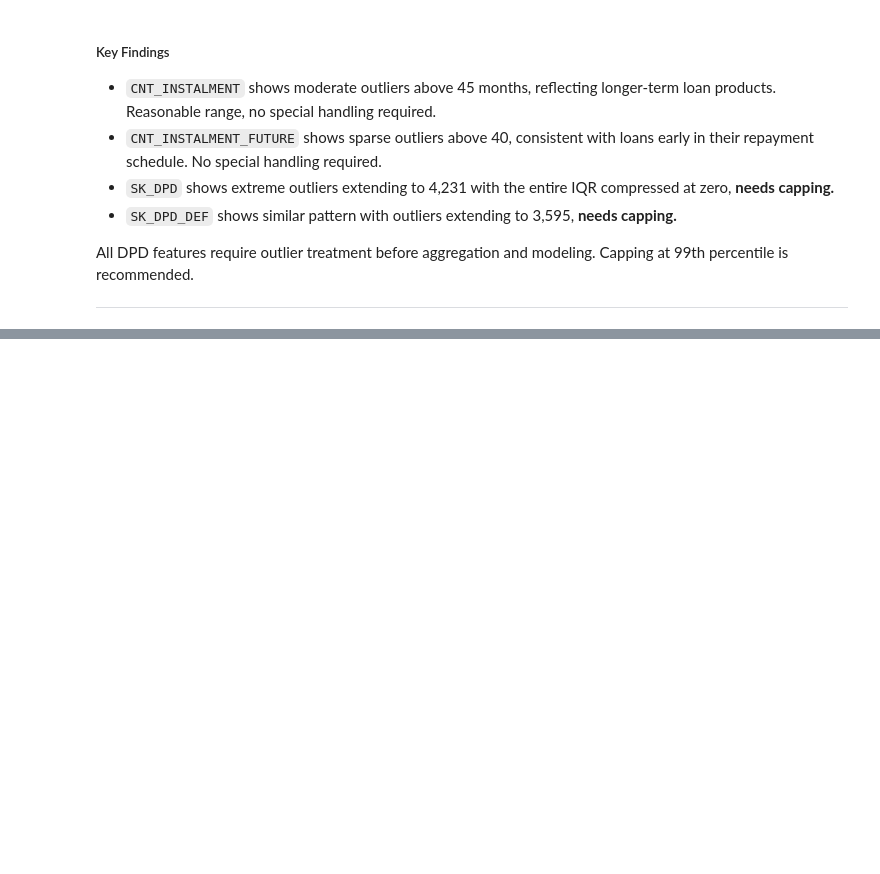
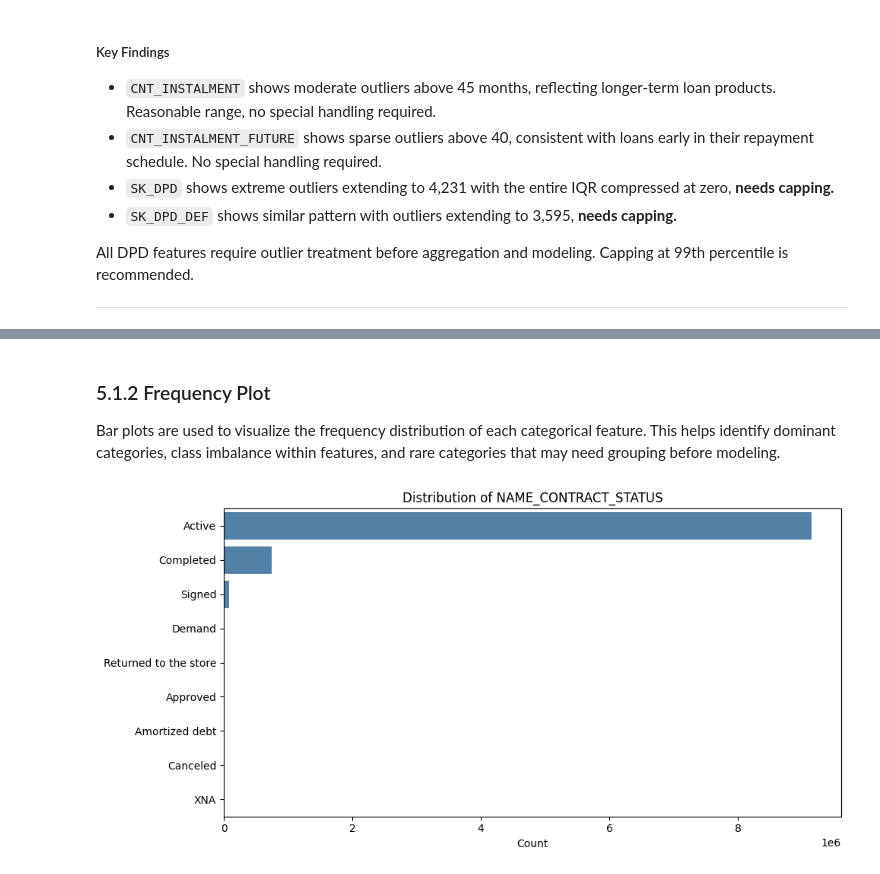
Before and after one commit to oknardo/Home_Credit_Scorecard_Model, a Jupyter notebook: EDA_POS_CASH_balance.ipynb, the cells around one changed output, grey strips where cells are left out. Saved outputs shown, nothing was run; the diff lists cells and outputs as text; code cells hidden in the pictures; blank space fills up the shorter version.

```diff
--- a/EDA_POS_CASH_balance.ipynb
+++ b/EDA_POS_CASH_balance.ipynb
@@ -357,0 +461,21 @@ All DPD features require outlier treatment before aggregation and modeling. Capp
+# %% [markdown]
+### 5.1.2 Frequency Plot
+
+Bar plots are used to visualize the frequency distribution of each categorical feature.
+This helps identify dominant categories, class imbalance within features,
+and rare categories that may need grouping before modeling.
+# %%
+# Frequency plot - NAME_CONTRACT_STATUS
+plt.figure(figsize=(10, 5))
+order = df_pos['NAME_CONTRACT_STATUS'].value_counts().index
+sns.countplot(
+    data=df_pos, y='NAME_CONTRACT_STATUS',
+    order=order, color='steelblue'
+)
+plt.title('Distribution of NAME_CONTRACT_STATUS')
+plt.xlabel('Count')
+plt.ylabel('')
+plt.tight_layout()
+plt.show()
+# %% [output]
+[figure, added]
```
Also changed, not shown: parts of 28 cells of this notebook.
